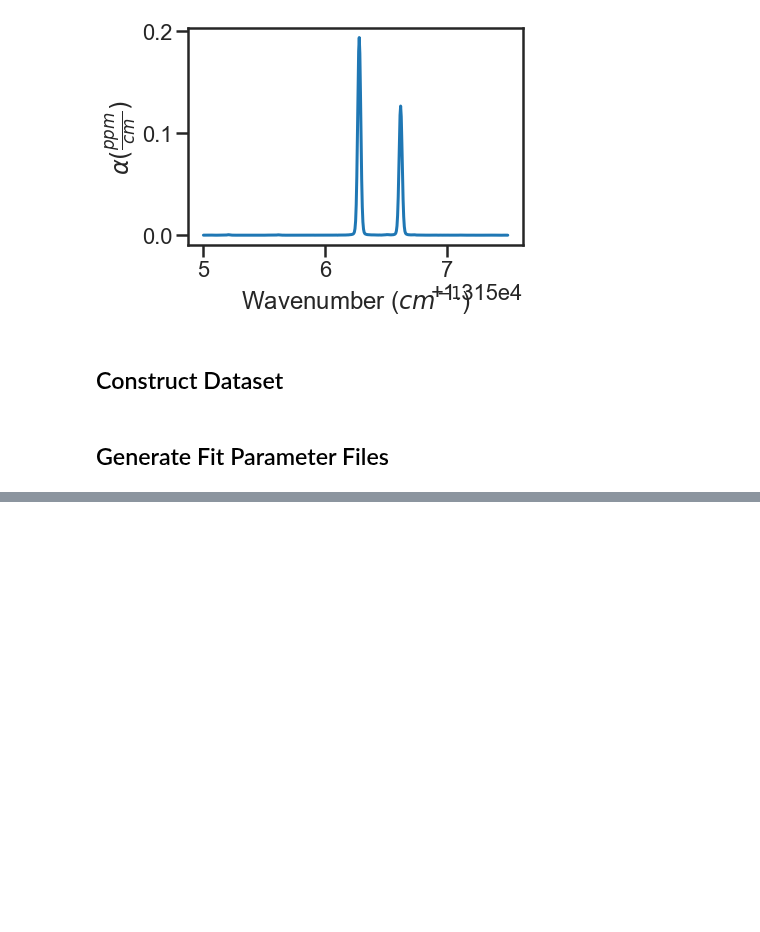
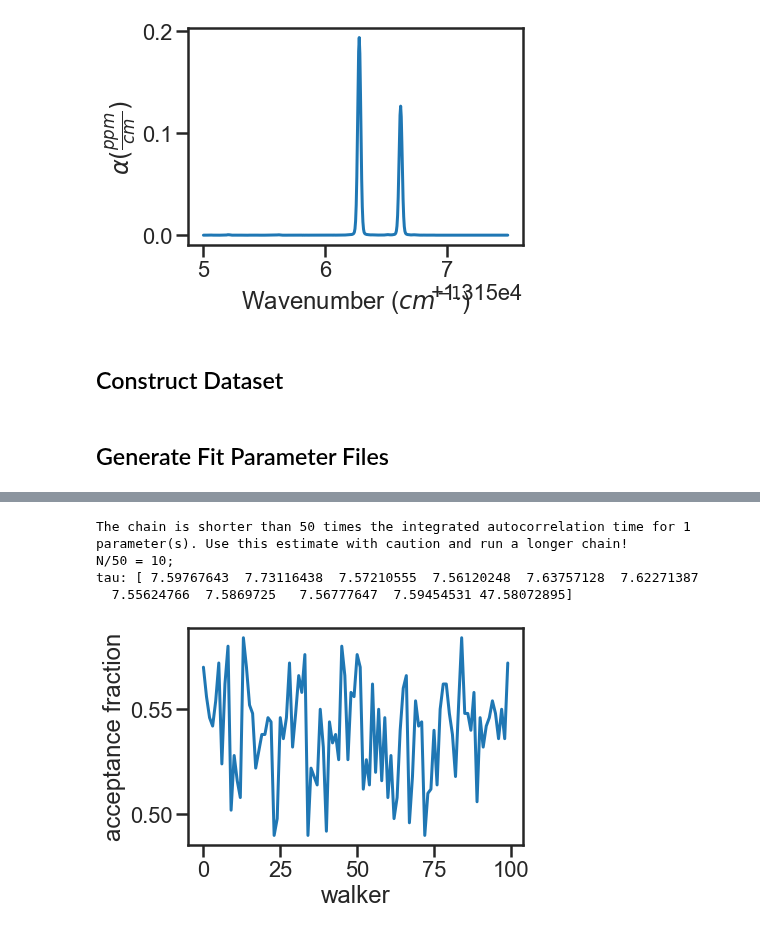
Before and after one commit to usnistgov/MATS, a Jupyter notebook: MATS/Examples/A-Band - Synthetic Spectra/Fitting_Protocol_ABand_Synthetic.ipynb, the cells around one changed output, grey strips where cells are left out. Cells and saved outputs as stored; diff of their text form; code cells hidden in the pictures; blank space fills up the shorter version.

```diff
--- a/MATS/Examples/A-Band - Synthetic Spectra/Fitting_Protocol_ABand_Synthetic.ipynb
+++ b/MATS/Examples/A-Band - Synthetic Spectra/Fitting_Protocol_ABand_Synthetic.ipynb
@@ -223,0 +224,14 @@ None
+# %%
+emcee_result = fit_data.emcee_analysis(result.params,burn = 100, steps = 500, thin = 10)
+# %% [output]
+The chain is shorter than 50 times the integrated autocorrelation time for 1 parameter(s). Use this estimate with caution and run a longer chain!
+N/50 = 10;
+tau: [ 7.59767643  7.73116438  7.57210555  7.56120248  7.63757128  7.62271387
+  7.55624766  7.5869725   7.56777647  7.59454531 47.58072895]
+# %%
+plt.plot(emcee_result.acceptance_fraction)
+plt.xlabel('walker')
+plt.ylabel('acceptance fraction')
+plt.show()
+# %% [output]
+[figure, added]
```
Also changed, not shown: parts of 5 cells of this notebook, 8 other files.
